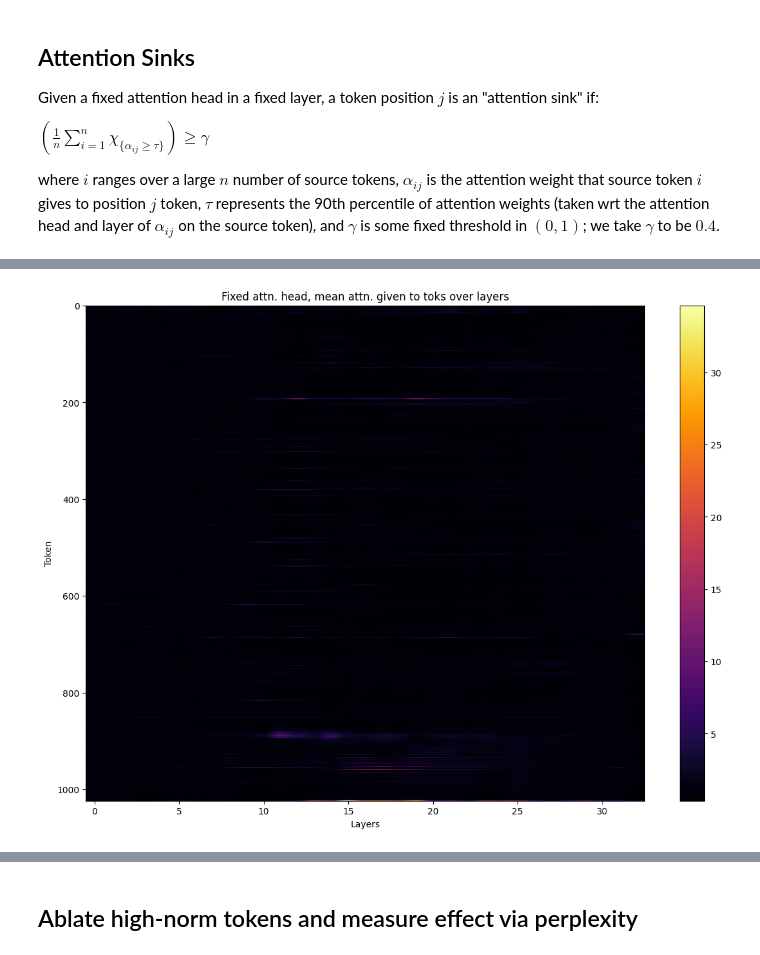
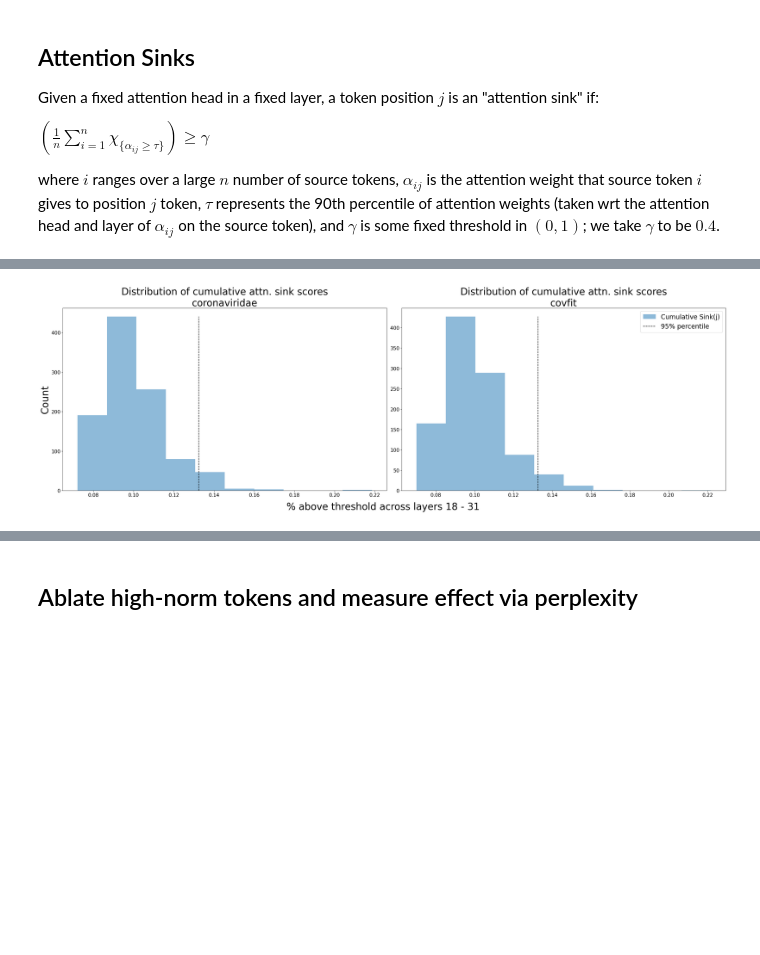
Before and after one commit to blab/mutational-embedding-vectors, a Jupyter notebook: notebooks/ex32_conserved_sites.ipynb, the cells around one changed output, grey strips where cells are left out. Cells and saved outputs as stored; diff of their text form; code cells hidden in the pictures; blank space fills up the shorter version.

```diff
--- a/notebooks/ex32_conserved_sites.ipynb
+++ b/notebooks/ex32_conserved_sites.ipynb
@@ -1150,14 +857,40 @@ plot_attn_norm_joint(
-# %%
-# visualizing attention scores
-head = 4
-fig, ax = plt.subplots(1,1,figsize=(14,10))
-# ret = ax.imshow(layer_head_attn.cpu(), norm=LogNorm(vmin=1e-3, vmax=1), cmap="inferno")
-ax.set_title("Fixed attn. head, mean attn. given to toks over layers")
-# ret = ax.imshow(layer_pattern[:,head].sum(dim=1).cpu().T, aspect='auto', cmap="inferno")
-ret = ax.imshow(layer_pattern_covfit.mean(dim=1).sum(dim=1).cpu().T, aspect='auto', cmap="inferno")
-ax.set_xlabel("Layers")
-ax.set_ylabel("Token")
-plt.colorbar(ret)
-plt.show()
-# %% [output]
-[figure, removed]
+# %%
+p_layer_p_attn_percentiles_covfit = get_p_layer_p_attn_percentile(
+    hooked_esm_covfit,
+    seqs=rand_seqs,
+    key_layer_start=key_layer_start,
+    key_layer_end=key_layer_end
+)
+cum_attn_sink_score_covfit = p_layer_p_attn_percentiles_covfit.view(-1,CONTEXT_LEN).mean(dim=0)
+# %%
+def plot_attn(
+    attn_distr_list,
+    attn_name_list,
+    key_layer_start=key_layer_start,
+    key_layer_end=key_layer_end,
+    save_file=None
+):
+    fig,ax = plt.subplots(1,2,figsize=(30,10))
+    for i, (norm_name, norm_data) in enumerate(zip(attn_name_list, attn_distr_list)):
+        q90 = torch.quantile(norm_data, 0.95)
+        counts, _, _ = ax[i].hist(norm_data, label="Cumulative Sink(j)", alpha=0.5)
+        ax[i].plot([q90,q90], [0,counts.max()], linestyle="dashed", color="black", label="95% percentile")
+        ax[i].tick_params(axis="both", which="major", labelsize=15)
+        ax[i].set_title(f"Distribution of cumulative attn. sink scores\n{norm_name}",fontsize=30)
+    ax[-1].legend(fontsize=20, loc="upper right")
+    ax[0].set_ylabel("Count",fontsize=30)
+    fig.supxlabel(f"% above threshold across layers {key_layer_start} - {key_layer_end - 1}", fontsize=30)
+    fig.tight_layout()
+    if save_file:
+        plt.savefig(save_file)
+    plt.show()
+
+plot_attn(
+    [x.cpu() for x in [cum_attn_sink_score_coronaviridae, cum_attn_sink_score_covfit]],
+    ["coronaviridae", "covfit"],
+    save_file="../figures/attn_distr.png",
+    key_layer_start=key_layer_start,
+    key_layer_end=key_layer_end
+)
+# %% [output]
+[figure, added]
```
Also changed, not shown: parts of 31 cells of this notebook, 1 other file.
